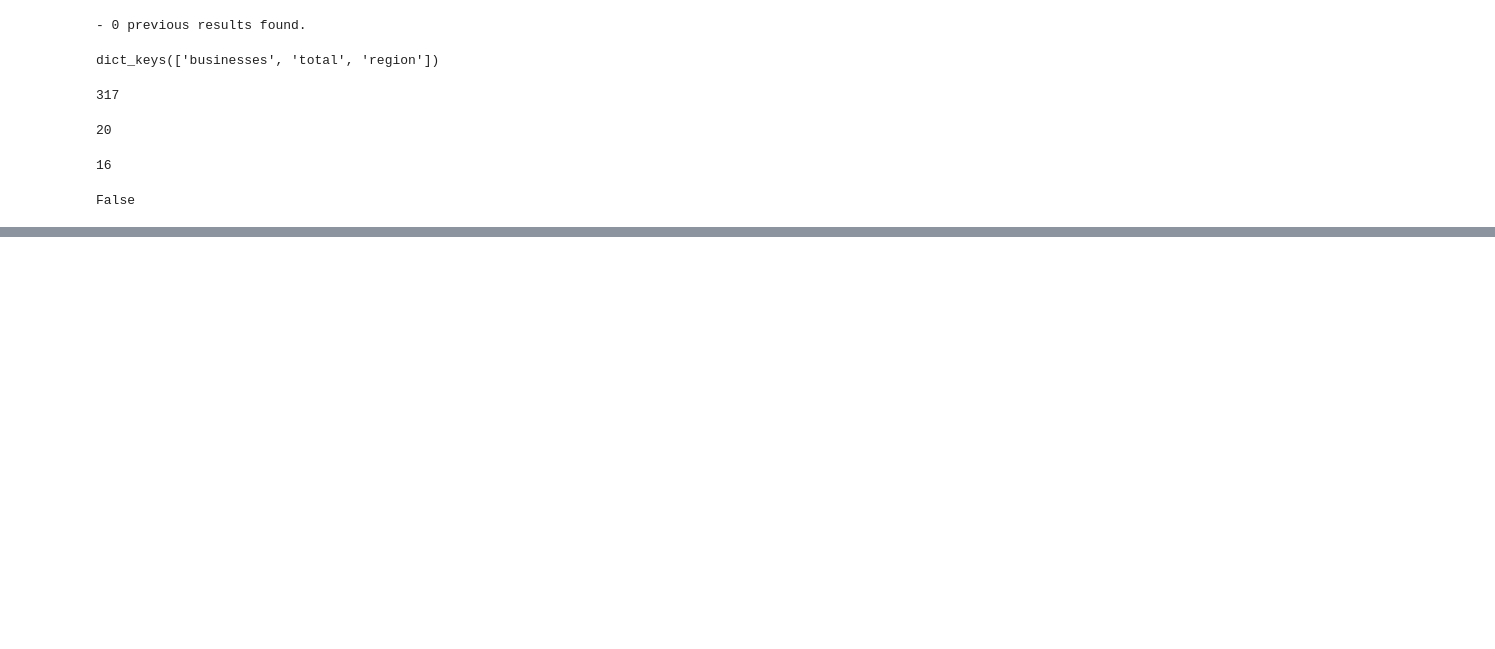
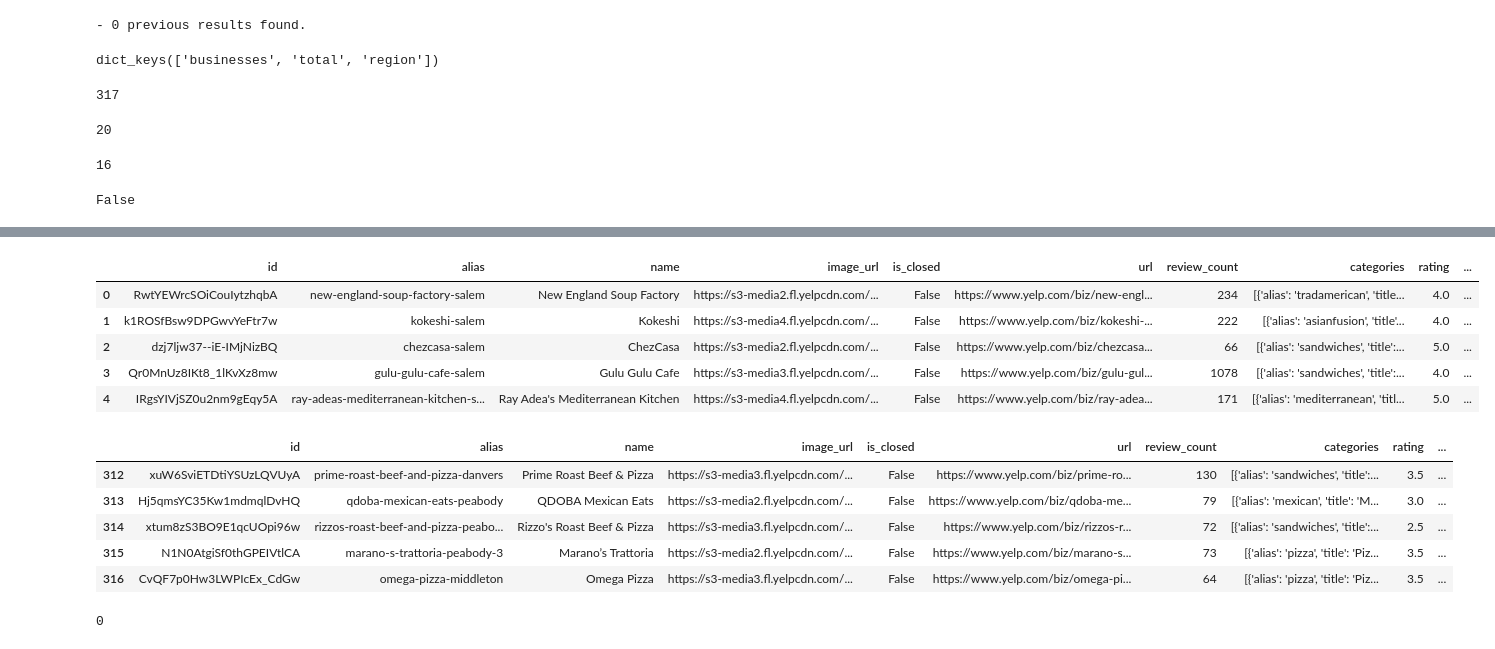
Before and after one commit to LoveidaLucero/Yelp, a Jupyter notebook: Efficient Yelp API Calls CORE.ipynb, the cells around one changed output, grey strips where cells are left out. Saved outputs shown, nothing was run; the diff lists cells and outputs as text; code cells hidden in the pictures; blank space fills up the shorter version.

```diff
--- a/Efficient Yelp API Calls CORE.ipynb
+++ b/Efficient Yelp API Calls CORE.ipynb
@@ -214,7 +212,22 @@ FileNotFoundError: [Errno 2] No such file or directory: 'Data/results_in_progres
 # %%
 # load final results
-final_df = pd.read_json(JSON_FILE)
+final_df = pd.read_json(JSON_FILE2)
 display(final_df.head(), final_df.tail())
+# %% [output]
+|  | id | alias | name | image_url | is_closed | url | review_count | categories | rating | ... |
+| 0 | RwtYEWrcSOiCouIytzhqbA | new-england-soup-factory-salem | New England Soup Factory | https://s3-media2.fl.yelpcdn.com/... | False | https://www.yelp.com/biz/new-engl... | 234 | [{'alias': 'tradamerican', 'title... | 4.0 | ... |
+| 1 | k1ROSfBsw9DPGwvYeFtr7w | kokeshi-salem | Kokeshi | https://s3-media4.fl.yelpcdn.com/... | False | https://www.yelp.com/biz/kokeshi-... | 222 | [{'alias': 'asianfusion', 'title'... | 4.0 | ... |
+| 2 | dzj7ljw37--iE-IMjNizBQ | chezcasa-salem | ChezCasa | https://s3-media2.fl.yelpcdn.com/... | False | https://www.yelp.com/biz/chezcasa... | 66 | [{'alias': 'sandwiches', 'title':... | 5.0 | ... |
+| 3 | Qr0MnUz8IKt8_1lKvXz8mw | gulu-gulu-cafe-salem | Gulu Gulu Cafe | https://s3-media3.fl.yelpcdn.com/... | False | https://www.yelp.com/biz/gulu-gul... | 1078 | [{'alias': 'sandwiches', 'title':... | 4.0 | ... |
+| 4 | IRgsYIVjSZ0u2nm9gEqy5A | ray-adeas-mediterranean-kitchen-s... | Ray Adea's Mediterranean Kitchen | https://s3-media4.fl.yelpcdn.com/... | False | https://www.yelp.com/biz/ray-adea... | 171 | [{'alias': 'mediterranean', 'titl... | 5.0 | ... |
+|  | id | alias | name | image_url | is_closed | url | review_count | categories | rating | ... |
+| 312 | xuW6SviETDtiYSUzLQVUyA | prime-roast-beef-and-pizza-danvers | Prime Roast Beef & Pizza | https://s3-media3.fl.yelpcdn.com/... | False | https://www.yelp.com/biz/prime-ro... | 130 | [{'alias': 'sandwiches', 'title':... | 3.5 | ... |
+| 313 | Hj5qmsYC35Kw1mdmqlDvHQ | qdoba-mexican-eats-peabody | QDOBA Mexican Eats | https://s3-media2.fl.yelpcdn.com/... | False | https://www.yelp.com/biz/qdoba-me... | 79 | [{'alias': 'mexican', 'title': 'M... | 3.0 | ... |
+| 314 | xtum8zS3BO9E1qcUOpi96w | rizzos-roast-beef-and-pizza-peabo... | Rizzo's Roast Beef & Pizza | https://s3-media3.fl.yelpcdn.com/... | False | https://www.yelp.com/biz/rizzos-r... | 72 | [{'alias': 'sandwiches', 'title':... | 2.5 | ... |
+| 315 | N1N0AtgiSf0thGPEIVtlCA | marano-s-trattoria-peabody-3 | Marano’s Trattoria | https://s3-media2.fl.yelpcdn.com/... | False | https://www.yelp.com/biz/marano-s... | 73 | [{'alias': 'pizza', 'title': 'Piz... | 3.5 | ... |
+| 316 | CvQF7p0Hw3LWPIcEx_CdGw | omega-pizza-middleton | Omega Pizza | https://s3-media3.fl.yelpcdn.com/... | False | https://www.yelp.com/biz/omega-pi... | 64 | [{'alias': 'pizza', 'title': 'Piz... | 3.5 | ... |
 # %%
 # check for duplicate ID's
 final_df.duplicated(subset='id').sum()
+# %% [output]
+0
```
Also changed, not shown: parts of 4 cells of this notebook, 2 other files.
